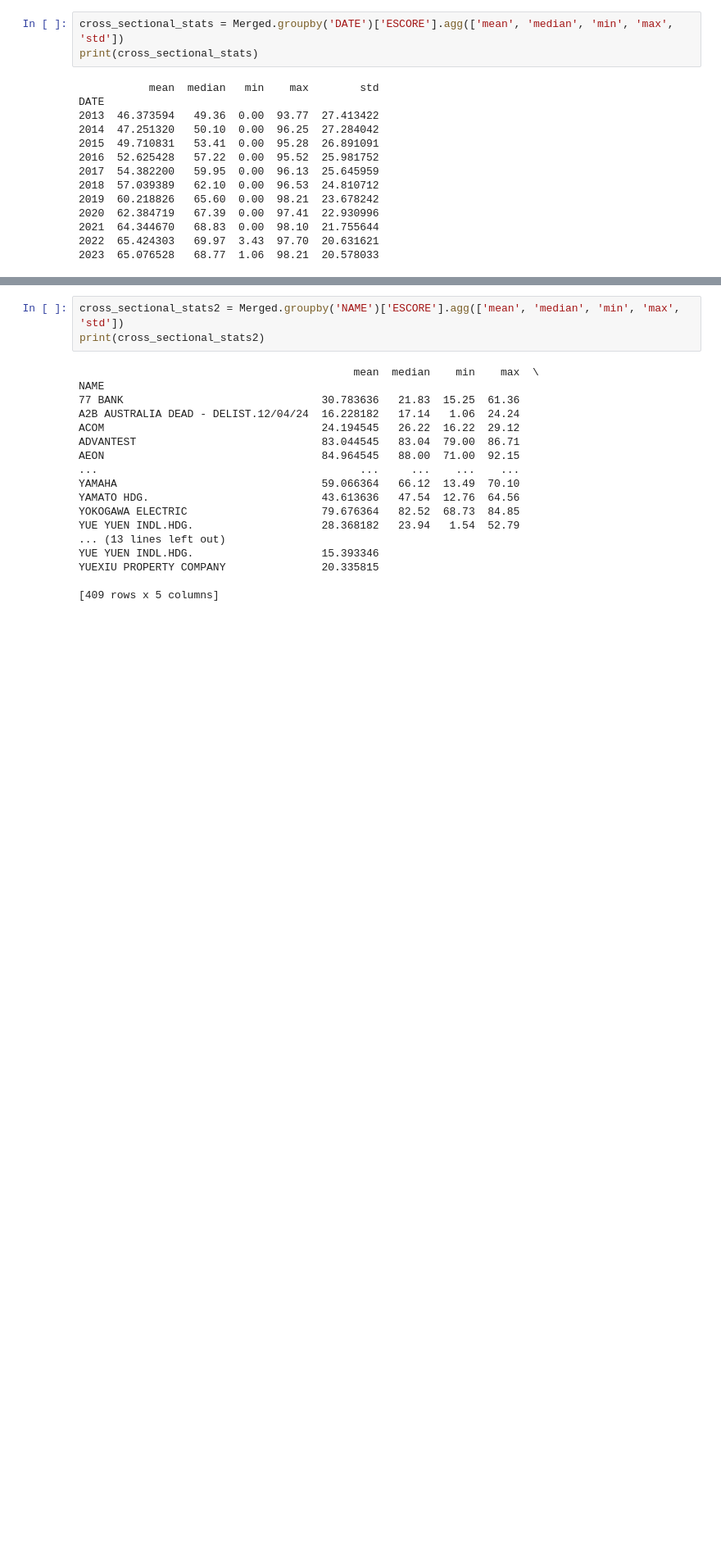
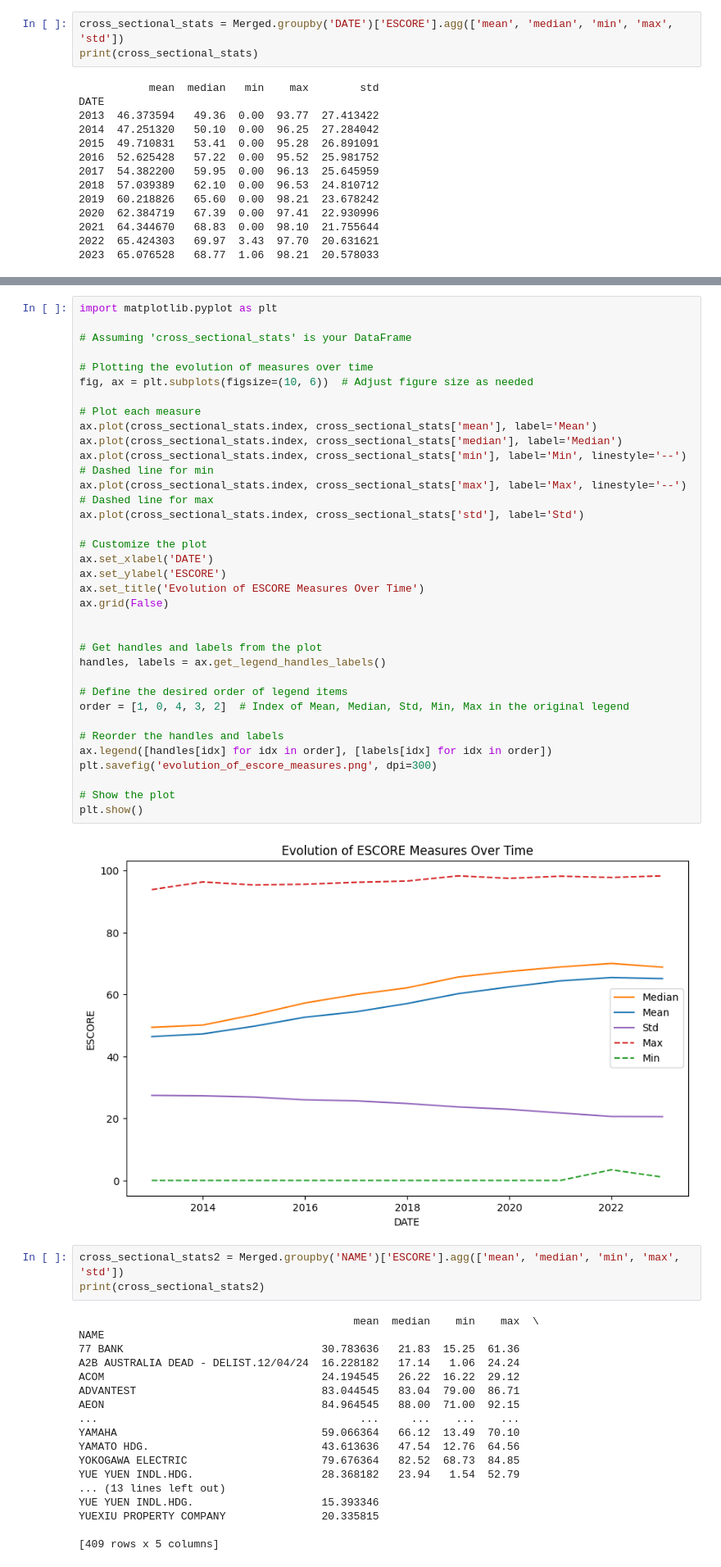
Before and after one commit to gr-oll/susFin, a Jupyter notebook: Finance_HW_2_Simon.ipynb, the cells around one changed output, grey strips where cells are left out. Shown at 82% size. Cells and saved outputs as stored; diff of their text form; blank space fills up the shorter version.

```diff
--- a/Finance_HW_2_Simon.ipynb
+++ b/Finance_HW_2_Simon.ipynb
@@ -205,3 +257,39 @@ DATE
+# %%
+import matplotlib.pyplot as plt
+
+# Assuming 'cross_sectional_stats' is your DataFrame
+
+# Plotting the evolution of measures over time
+fig, ax = plt.subplots(figsize=(10, 6))  # Adjust figure size as needed
+
+# Plot each measure
+ax.plot(cross_sectional_stats.index, cross_sectional_stats['mean'], label='Mean')
+ax.plot(cross_sectional_stats.index, cross_sectional_stats['median'], label='Median')
+ax.plot(cross_sectional_stats.index, cross_sectional_stats['min'], label='Min', linestyle='--')  # Dashed line for min
+ax.plot(cross_sectional_stats.index, cross_sectional_stats['max'], label='Max', linestyle='--')  # Dashed line for max
+ax.plot(cross_sectional_stats.index, cross_sectional_stats['std'], label='Std')
+
+# Customize the plot
+ax.set_xlabel('DATE')
+ax.set_ylabel('ESCORE')
+ax.set_title('Evolution of ESCORE Measures Over Time')
+ax.grid(False)
+
+
+# Get handles and labels from the plot
+handles, labels = ax.get_legend_handles_labels()
+
+# Define the desired order of legend items
+order = [1, 0, 4, 3, 2]  # Index of Mean, Median, Std, Min, Max in the original legend
+
+# Reorder the handles and labels
+ax.legend([handles[idx] for idx in order], [labels[idx] for idx in order])
+plt.savefig('evolution_of_escore_measures.png', dpi=300)
+
+# Show the plot
+plt.show()
+# %% [output]
+[figure, added]
 # %%
 cross_sectional_stats2 = Merged.groupby('NAME')['ESCORE'].agg(['mean', 'median', 'min', 'max', 'std'])
 print(cross_sectional_stats2)
```
Also changed, not shown: parts of 3 cells of this notebook.
